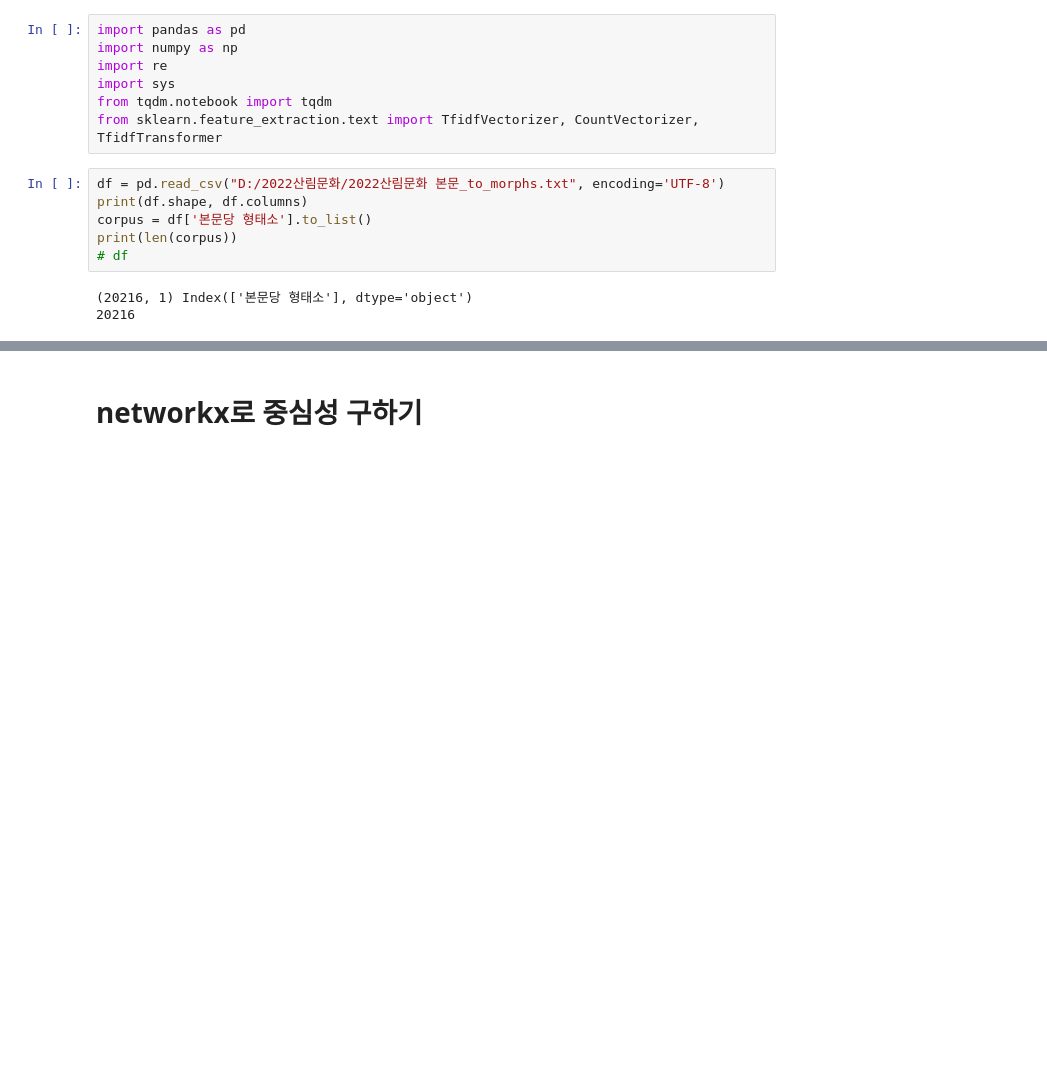
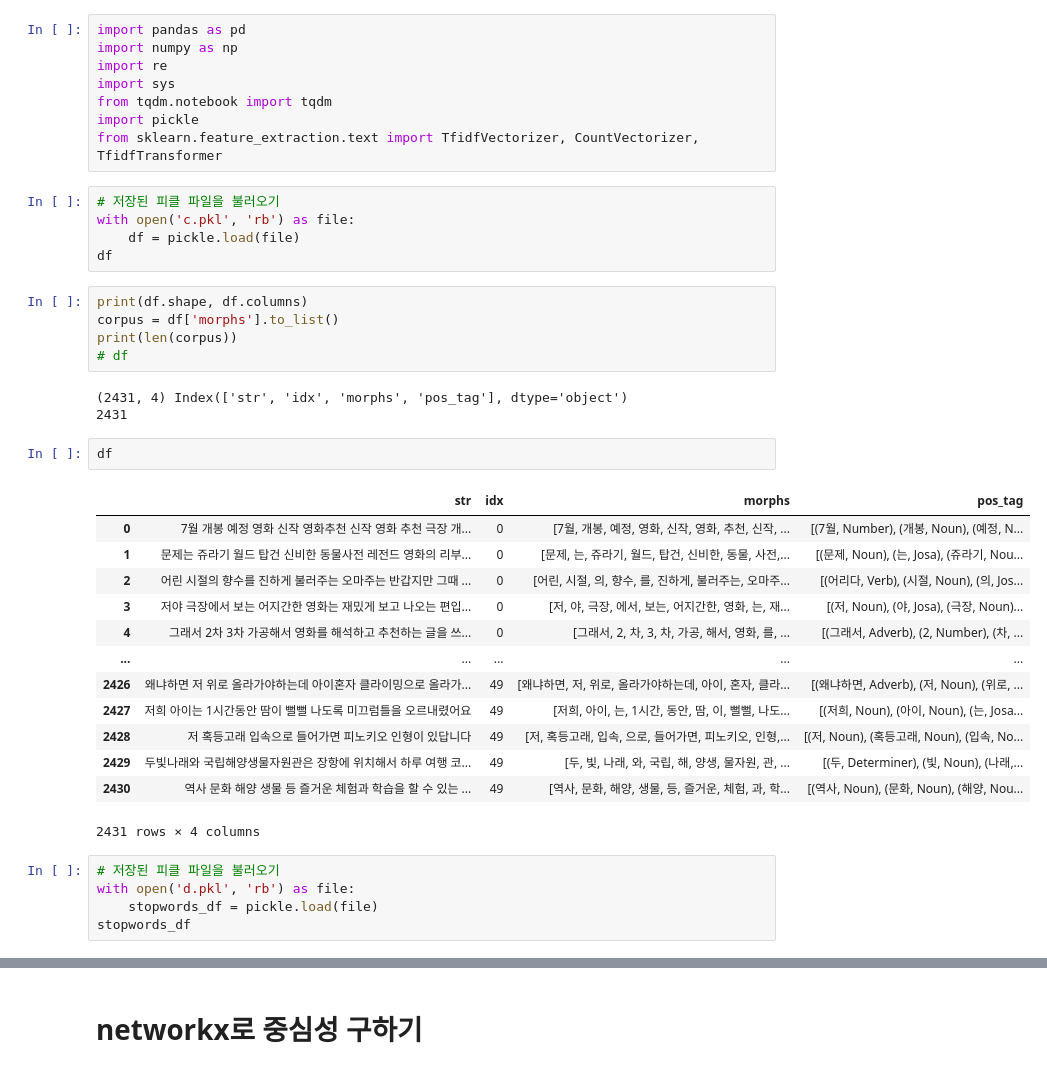
Before and after one commit to DDalaDDula/NIFoS_Textdata_Analysis, a Jupyter notebook: networkx.ipynb, the cells around one changed output, grey strips where cells are left out. Drawn from its saved outputs; the diff is of its cells as text; blank space fills up the shorter version.

```diff
--- a/networkx.ipynb
+++ b/networkx.ipynb
@@ -4,14 +4,40 @@ import numpy as np
 import re
 import sys
 from tqdm.notebook import tqdm
+import pickle
 from sklearn.feature_extraction.text import TfidfVectorizer, CountVectorizer, TfidfTransformer
+# %%
+# 저장된 피클 파일을 불러오기
+with open('c.pkl', 'rb') as file:
+    df = pickle.load(file)
+df
 # %%
-df = pd.read_csv("D:/2022산림문화/2022산림문화 본문_to_morphs.txt", encoding='UTF-8')
 print(df.shape, df.columns)
-corpus = df['본문당 형태소'].to_list()
+corpus = df['morphs'].to_list()
 print(len(corpus))
 # df
 # %% [output]
-(20216, 1) Index(['본문당 형태소'], dtype='object')
-20216
+(2431, 4) Index(['str', 'idx', 'morphs', 'pos_tag'], dtype='object')
+2431
+# %%
+df
+# %% [output]
+|  | str | idx | morphs | pos_tag |
+| 0 | 7월 개봉 예정 영화 신작 영화추천 신작 영화 추천 극장 개... | 0 | [7월, 개봉, 예정, 영화, 신작, 영화, 추천, 신작, ... | [(7월, Number), (개봉, Noun), (예정, N... |
+| 1 | 문제는 쥬라기 월드 탑건 신비한 동물사전 레전드 영화의 리부... | 0 | [문제, 는, 쥬라기, 월드, 탑건, 신비한, 동물, 사전,... | [(문제, Noun), (는, Josa), (쥬라기, Nou... |
+| 2 | 어린 시절의 향수를 진하게 불러주는 오마주는 반갑지만 그때 ... | 0 | [어린, 시절, 의, 향수, 를, 진하게, 불러주는, 오마주... | [(어리다, Verb), (시절, Noun), (의, Jos... |
+| 3 | 저야 극장에서 보는 어지간한 영화는 재밌게 보고 나오는 편입... | 0 | [저, 야, 극장, 에서, 보는, 어지간한, 영화, 는, 재... | [(저, Noun), (야, Josa), (극장, Noun)... |
+| 4 | 그래서 2차 3차 가공해서 영화를 해석하고 추천하는 글을 쓰... | 0 | [그래서, 2, 차, 3, 차, 가공, 해서, 영화, 를, ... | [(그래서, Adverb), (2, Number), (차, ... |
+| ... | ... | ... | ... | ... |
+| 2426 | 왜냐하면 저 위로 올라가야하는데 아이혼자 클라이밍으로 올라가... | 49 | [왜냐하면, 저, 위로, 올라가야하는데, 아이, 혼자, 클라... | [(왜냐하면, Adverb), (저, Noun), (위로, ... |
+| 2427 | 저희 아이는 1시간동안 땀이 뻘뻘 나도록 미끄럼틀을 오르내렸어요 | 49 | [저희, 아이, 는, 1시간, 동안, 땀, 이, 뻘뻘, 나도... | [(저희, Noun), (아이, Noun), (는, Josa... |
+| 2428 | 저 혹등고래 입속으로 들어가면 피노키오 인형이 있답니다 | 49 | [저, 혹등고래, 입속, 으로, 들어가면, 피노키오, 인형,... | [(저, Noun), (혹등고래, Noun), (입속, No... |
+| 2429 | 두빛나래와 국립해양생물자원관은 장항에 위치해서 하루 여행 코... | 49 | [두, 빛, 나래, 와, 국립, 해, 양생, 물자원, 관, ... | [(두, Determiner), (빛, Noun), (나래,... |
+| 2430 | 역사 문화 해양 생물 등 즐거운 체험과 학습을 할 수 있는 ... | 49 | [역사, 문화, 해양, 생물, 등, 즐거운, 체험, 과, 학... | [(역사, Noun), (문화, Noun), (해양, Nou... |
+2431 rows × 4 columns
+# %%
+# 저장된 피클 파일을 불러오기
+with open('d.pkl', 'rb') as file:
+    stopwords_df = pickle.load(file)
+stopwords_df
 # %%
```
Also changed, not shown: parts of 25 cells of this notebook, 10 other files.
